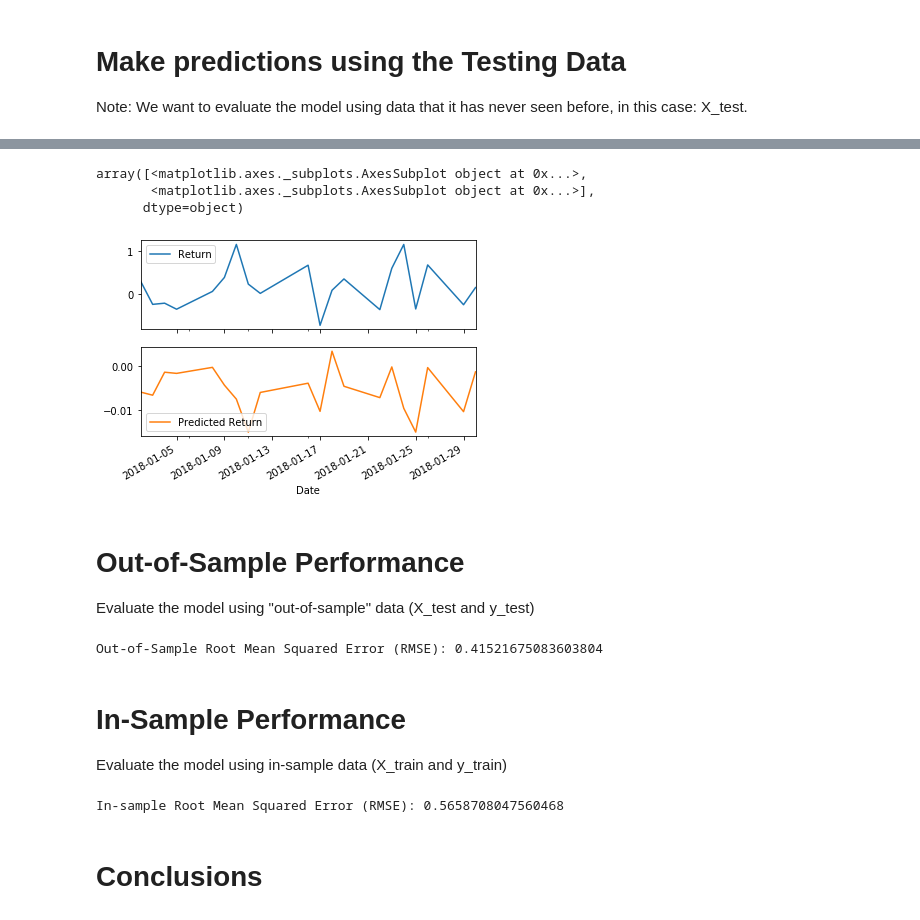
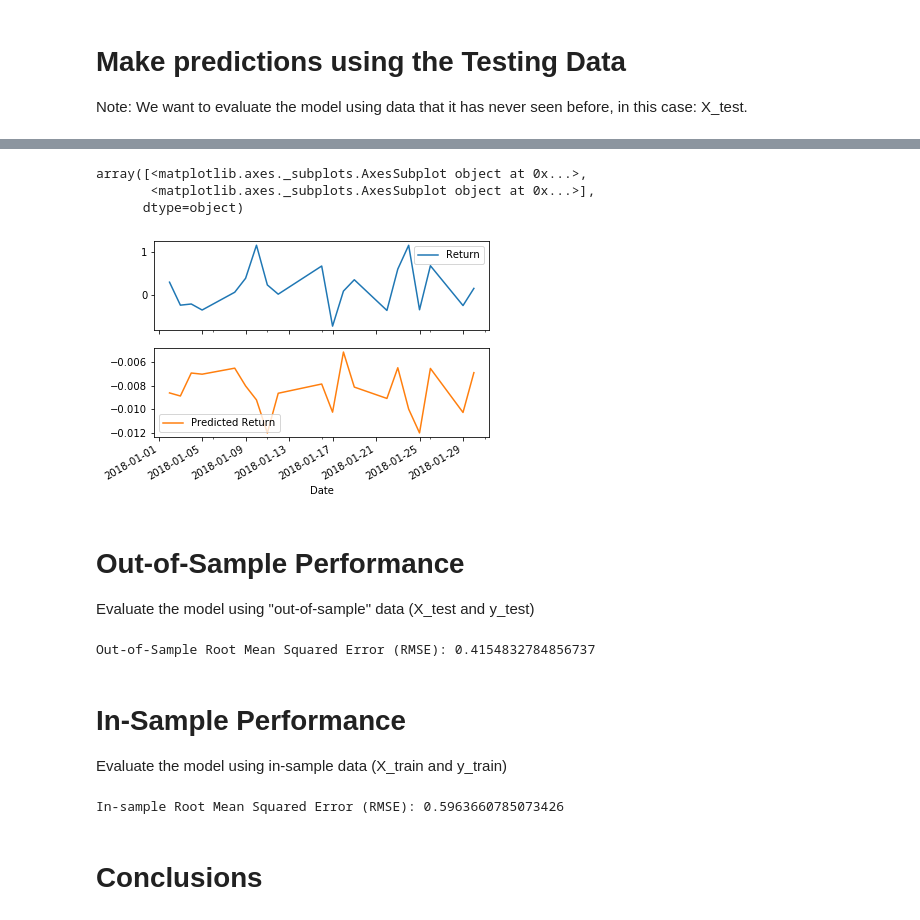
Before and after one commit to asbunandrea/Time-Series-Homework, a Jupyter notebook: Starter_Code/regression_analysis-Copy1.ipynb, the cells around one changed output, grey strips where cells are left out. Drawn from its saved outputs; the diff is of its cells as text; code cells hidden in the pictures.

```diff
--- a/Starter_Code/regression_analysis-Copy1.ipynb
+++ b/Starter_Code/regression_analysis-Copy1.ipynb
@@ -58,6 +58,7 @@ yen_futures.tail()
 # Create a lagged return using the shift function
 # YOUR CODE HERE!
 yen_futures['Lagged_Return'] = yen_futures.Return.shift()
+yen_futures = yen_futures.replace(-np.inf, np.nan).dropna()
 yen_futures.tail()
 # %% [output]
 |  | Open | High | Low | Last | Change | Settle | Volume | Previous Day Open Interest | Return | ... |
@@ -81,8 +82,8 @@ test = yen_futures['2018':]
 X_train = train['Lagged_Return'].to_frame()
 X_test = test['Lagged_Return'].to_frame()
 
-Y_train = train['Lagged_Return'].to_frame()
-Y_test = test['Lagged_Return'].to_frame()
+Y_train = train['Return'].to_frame()
+Y_test = test['Return'].to_frame()
 # %%
 X_train
 # %% [output]
@@ -119,3 +120,5 @@ Note: We want to evaluate the model using data that it has never seen before, in
 # %%
 # Make a prediction of "y" values using just the test dataset
 # YOUR CODE HERE!
+predicted_y_values = model.predict(X_test)
+predicted_y_values[:20]
@@ -122,3 +146,6 @@ Note: We want to evaluate the model using data that it has never seen before, in
 # %%
 # Assemble actual y data (Y_test) with predicted y data (from just above) into two columns in a dataframe:
 # YOUR CODE HERE!
+Results = Y_test
+Results["Predicted Return"] = predicted_y_values
+Results
@@ -125,11 +167,12 @@ Note: We want to evaluate the model using data that it has never seen before, in
 # %%
 # Plot the first 20 predictions vs the true values
 # YOUR CODE HERE!
+Results[:20].plot(subplots=True)
 # %% [output]
 array([<matplotlib.axes._subplots.AxesSubplot object at 0x...>,
        <matplotlib.axes._subplots.AxesSubplot object at 0x...>],
       dtype=object)
-[figure, old version]
+[figure, new version]
 # %% [markdown]
 # Out-of-Sample Performance
 
@@ -138,11 +181,17 @@ Evaluate the model using "out-of-sample" data (X_test and y_test)
 from sklearn.metrics import mean_squared_error
 # Calculate the mean_squared_error (MSE) on actual versus predicted test "y"
 # YOUR CODE HERE!
+mse = mean_squared_error(
+    Results["Return"],
+    Results["Predicted Return"]
+)
 
 # Using that mean-squared-error, calculate the root-mean-squared error (RMSE):
 # YOUR CODE HERE!
+out_of_sample_rmse = np.sqrt(mse)
+print(f"Out-of-Sample Root Mean Squared Error (RMSE): {out_of_sample_rmse}")
 # %% [output]
-Out-of-Sample Root Mean Squared Error (RMSE): 0.41521675083603804
+Out-of-Sample Root Mean Squared Error (RMSE): 0.4154832784856737
 # %% [markdown]
 # In-Sample Performance
 
@@ -150,17 +199,25 @@ Evaluate the model using in-sample data (X_train and y_train)
 # %%
 # Construct a dataframe using just the "y" training data:
 # YOUR CODE HERE!
+in_sample_results = Y_train
 
 # Add a column of "in-sample" predictions to that dataframe:
 # YOUR CODE HERE!
+in_sample_results["In-sample Predictions"] = model.predict(X_train)
 
 # Calculate in-sample mean_squared_error (for comparison to out-of-sample)
 # YOUR CODE HERE!
+in_sample_mse = mean_squared_error(
+    in_sample_results["Return"],
+    in_sample_results["In-sample Predictions"]
+)
 
 # Calculate in-sample root mean_squared_error (for comparison to out-of-sample)
 # YOUR CODE HERE!
+in_sample_rmse = np.sqrt(in_sample_mse)
+print(f"In-sample Root Mean Squared Error (RMSE): {in_sample_rmse}")
 # %% [output]
-In-sample Root Mean Squared Error (RMSE): 0.5658708047560468
+In-sample Root Mean Squared Error (RMSE): 0.5963660785073426
 # %% [markdown]
 # Conclusions
 # %% [markdown]
```
Also changed, not shown: parts of 7 cells of this notebook.
